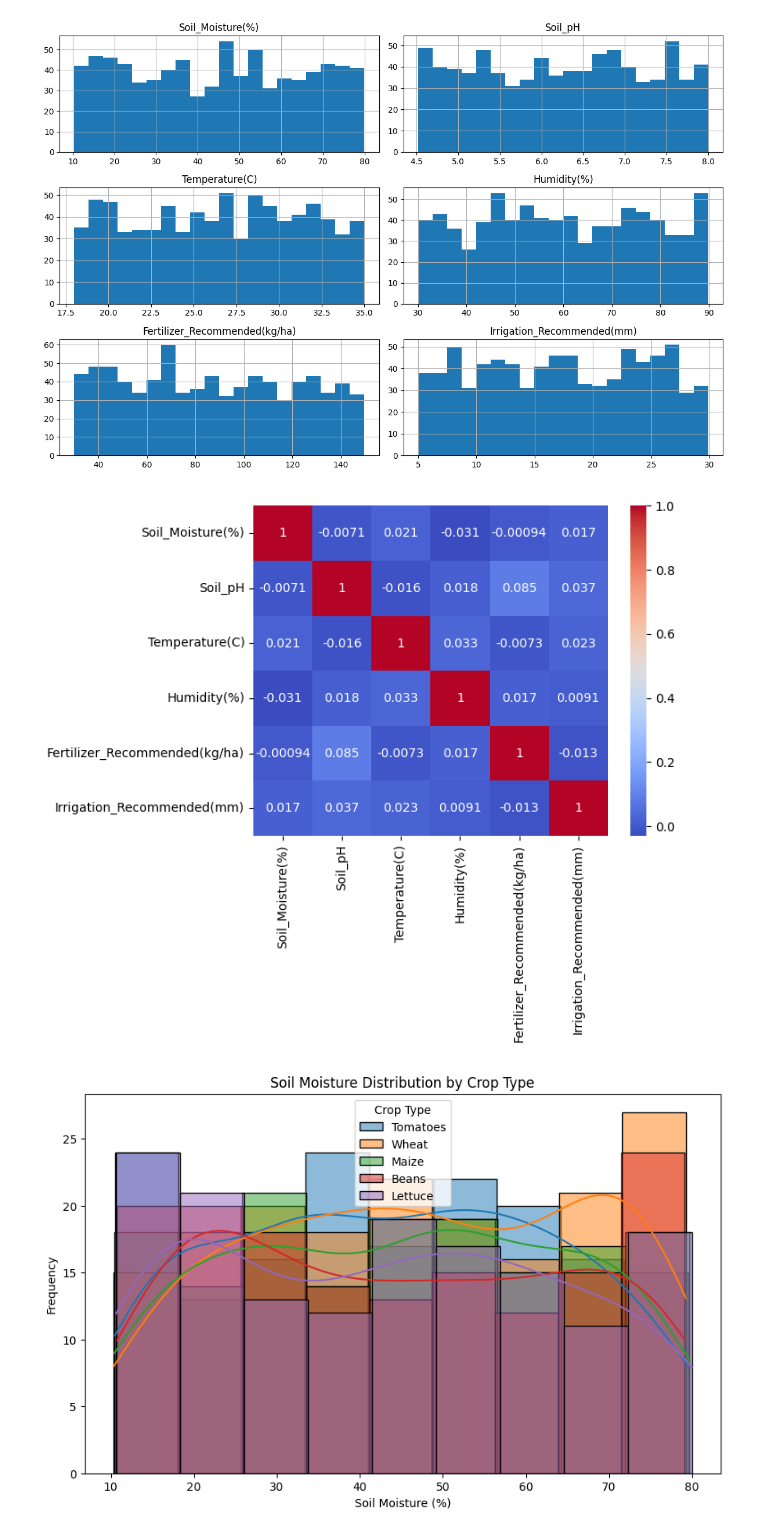
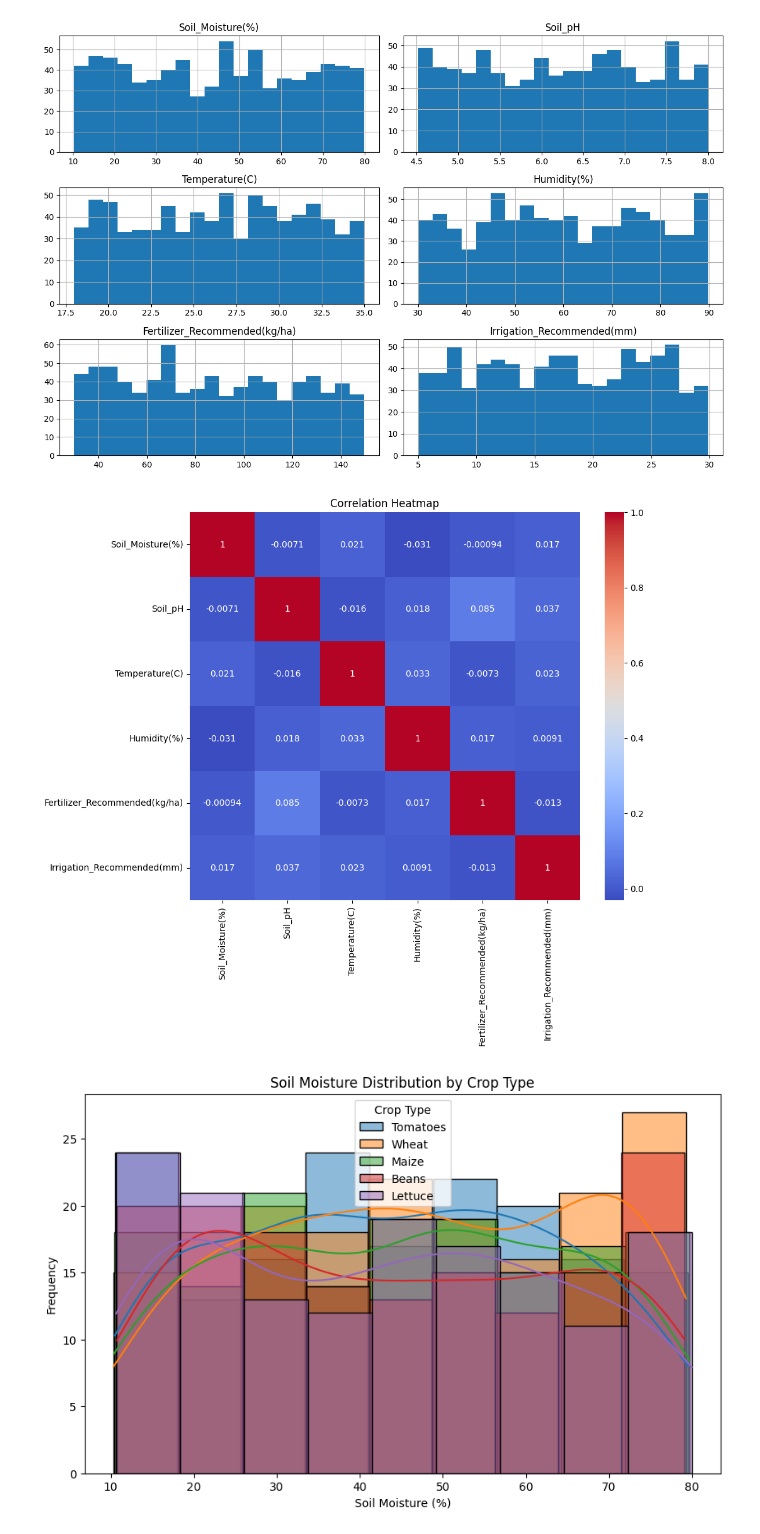
Before and after one commit to NamatovuChristineMaria123/Namatovu-Christine-Maria, a Jupyter notebook: precision_agriculture.ipynb, the cells around one changed output. Cells and saved outputs as stored; diff of their text form; code cells hidden in the pictures.

```diff
--- a/precision_agriculture.ipynb
+++ b/precision_agriculture.ipynb
@@ -246,11 +247,13 @@ plt.show()
 # %%
 
 # Correlation heatmap
+plt.figure(figsize=(10, 8))
 corr = df[numeric_cols].corr()
 sns.heatmap(corr, annot=True, cmap='coolwarm')
+plt.title('Correlation Heatmap')
 plt.show()
 # %% [output]
-[figure, old version]
+[figure, new version]
 # %%
 plt.figure(figsize=(10, 6))
 for crop in df['Crop_Type'].unique():
```
Also changed, not shown: parts of 6 cells of this notebook.
